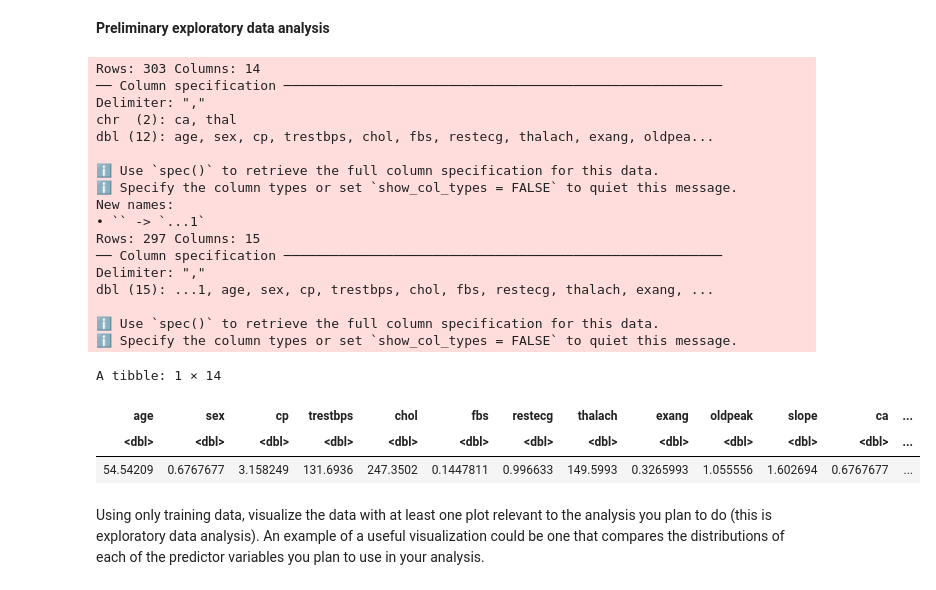
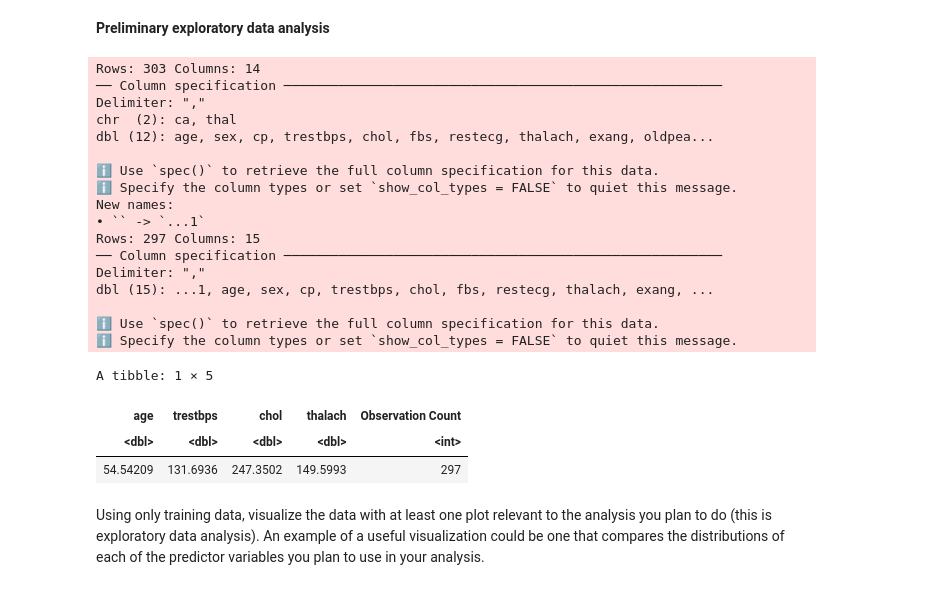
Before and after one commit to 000557A/DSCI-100-Project, a Jupyter notebook: Notebook.ipynb, the cells around one changed output. Cells and saved outputs as stored; diff of their text form; code cells hidden in the pictures.

```diff
--- a/Notebook.ipynb
+++ b/Notebook.ipynb
@@ -7,12 +7,18 @@ Heart disease is a common cause of death in the United States. For every 5 peopl
 # %% [markdown]
 **Preliminary exploratory data analysis**
 # %%
-library(dplyr, tidyr, purrr) #Loading all libraries
+library(dplyr)
+library(tidyr) #Loading all libraries
 library(forcats)
+library(purrr)
 library(readr)
 library(ggplot2)
 library(cowplot)
 library(repr)
+library(tidyverse)
+library(tidymodels)
+library(gridExtra)
+
 
 #Accessing the file from the webw
 download.file("https://raw.githubusercontent.com/000557A/WebDataSet/main/processed.cleveland.data", "Data/unprocessed.cleveland.data")
@@ -33,53 +39,37 @@ write.csv(heart_data, "Data/data.csv")
 
 # Read the csv, excluding the first "number" row
 bob <- read_csv("Data/data.csv")|>
         select(age:num)
 
 #Calculating the average value from our dataset
 heart_data_mean <-bob |>
 map_df(mean)|>
 mutate("Observation Count" = nrow(bob)) |>
-select(age,trestbps,chol,restecg,"Observation Count")
+select(age,trestbps,chol,thalach,"Observation Count")
 
 #The actual table
 heart_data_mean
-
-
-#splits for analys
-heart_split <- initial_split(heart_data, prop = 0.75, strata = num)
-heart_train <- training(heart_split)
-heart_test <- testing(heart_split)
-
-age_plot <- ggplot(heart_train, aes(x= age, color = num)) +
-geom_histogram(position = "identity")+
-facet_grid(rows = vars(num))
-
-age_plot
-chol_plot <- ggplot(heart_train, aes(x= chol, color = num)) +
-geom_histogram(position = "identity", bins=35)+
-facet_grid(rows = vars(num))
-chol_plot
 # %% [output]
 Rows: 303 Columns: 14
 ── Column specification ────────────────────────────────────────────────────────
 Delimiter: ","
 chr  (2): ca, thal
 dbl (12): age, sex, cp, trestbps, chol, fbs, restecg, thalach, exang, oldpea...
 
 ℹ Use `spec()` to retrieve the full column specification for this data.
 ℹ Specify the column types or set `show_col_types = FALSE` to quiet this message.
 New names:
 • `` -> `...1`
 Rows: 297 Columns: 15
 ── Column specification ────────────────────────────────────────────────────────
 Delimiter: ","
 dbl (15): ...1, age, sex, cp, trestbps, chol, fbs, restecg, thalach, exang, ...
 
 ℹ Use `spec()` to retrieve the full column specification for this data.
 ℹ Specify the column types or set `show_col_types = FALSE` to quiet this message.
-A tibble: 1 × 14
+A tibble: 1 × 5
-| age | sex | cp | trestbps | chol | fbs | restecg | thalach | exang | oldpeak | slope | ca | ... |
-| <dbl> | <dbl> | <dbl> | <dbl> | <dbl> | <dbl> | <dbl> | <dbl> | <dbl> | <dbl> | <dbl> | <dbl> | ... |
-| 54.54209 | 0.6767677 | 3.158249 | 131.6936 | 247.3502 | 0.1447811 | 0.996633 | 149.5993 | 0.3265993 | 1.055556 | 1.602694 | 0.6767677 | ... |
+| age | trestbps | chol | thalach | Observation Count |
+| <dbl> | <dbl> | <dbl> | <dbl> | <int> |
+| 54.54209 | 131.6936 | 247.3502 | 149.5993 | 297 |
 # %% [markdown]
 Using only training data, visualize the data with at least one plot relevant to the analysis you plan to do (this is exploratory data analysis). An example of a useful visualization could be one that compares the distributions of each of the predictor variables you plan to use in your analysis.
```
Also changed, not shown: parts of 2 cells of this notebook.
